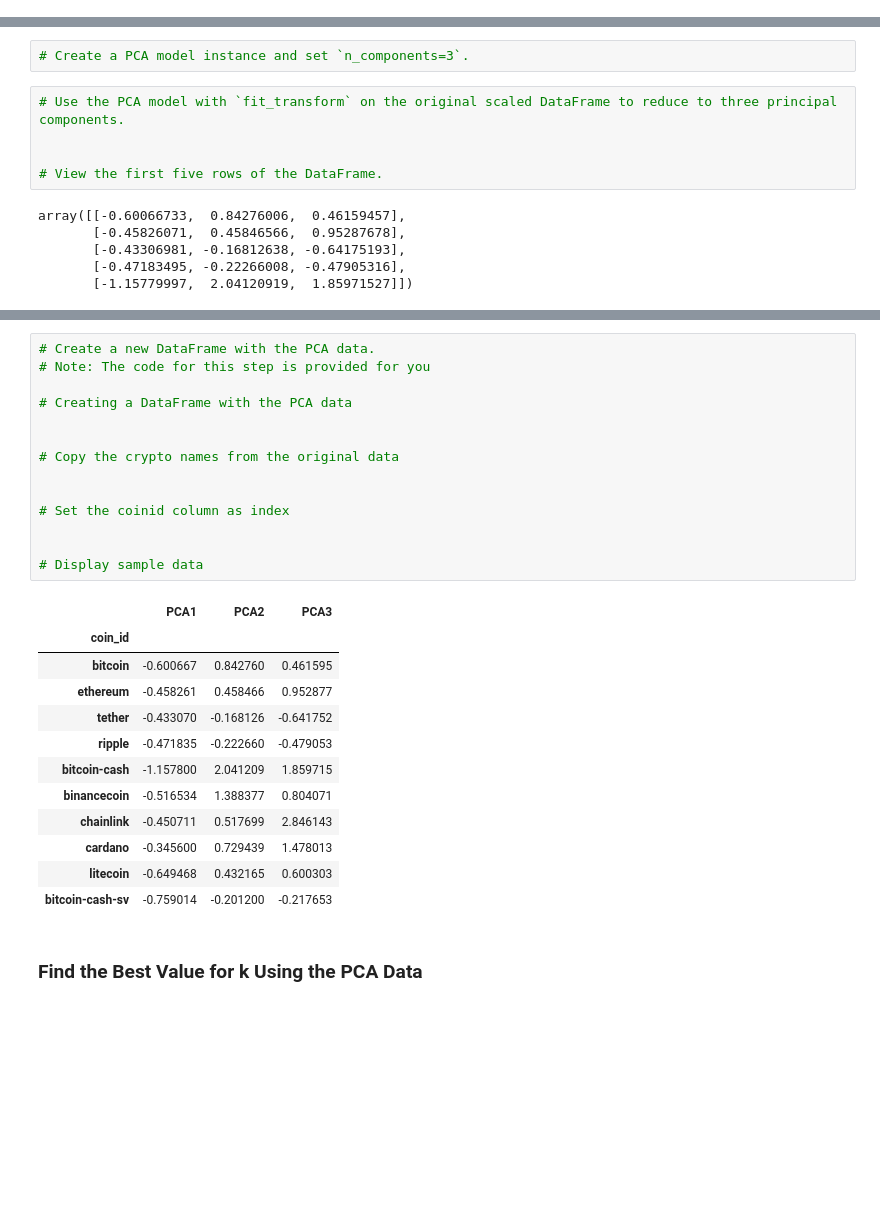
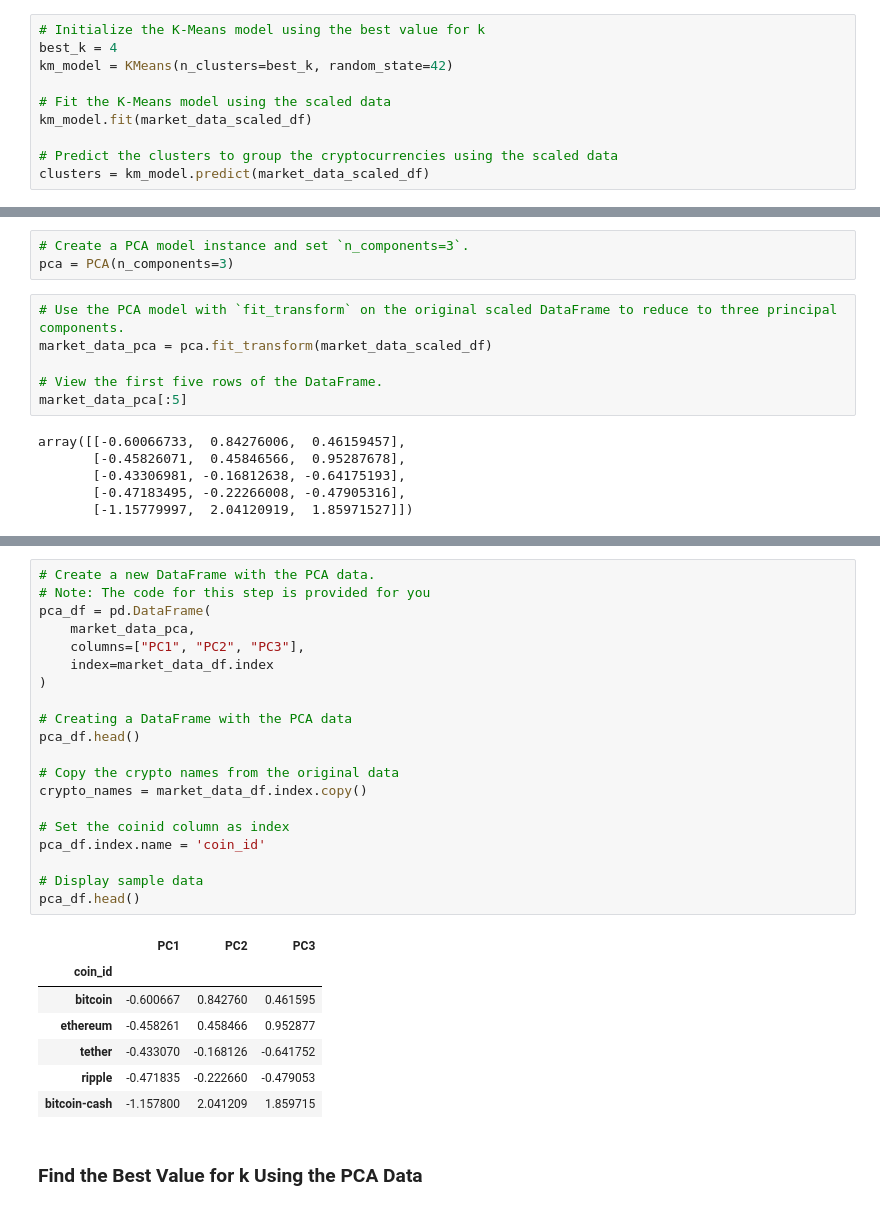
Before and after one commit to rmsreis/CryptoClustering, a Jupyter notebook: Crypto_Clustering.ipynb, the cells around one changed output, grey strips where cells are left out. Drawn from its saved outputs; the diff is of its cells as text; blank space fills up the shorter version.

```diff
--- a/Crypto_Clustering.ipynb
+++ b/Crypto_Clustering.ipynb
@@ -154 +150,11 @@ plt.show()
+# %%
+# Initialize the K-Means model using the best value for k
+best_k = 4
+km_model = KMeans(n_clusters=best_k, random_state=42)
+
+# Fit the K-Means model using the scaled data
+km_model.fit(market_data_scaled_df)
+
+# Predict the clusters to group the cryptocurrencies using the scaled data
+clusters = km_model.predict(market_data_scaled_df)
 # %%
@@ -179,11 +206,13 @@ plt.show()
 ### Optimize Clusters with Principal Component Analysis.
 # %%
 # Create a PCA model instance and set `n_components=3`.
+pca = PCA(n_components=3)
 # %%
 # Use the PCA model with `fit_transform` on the original scaled DataFrame to reduce to three principal components.
-
+market_data_pca = pca.fit_transform(market_data_scaled_df)
 
 # View the first five rows of the DataFrame.
+market_data_pca[:5]
 # %% [output]
 array([[-0.60066733,  0.84276006,  0.46159457],
        [-0.45826071,  0.45846566,  0.95287678],
@@ -203,30 +240,31 @@ array([0.3719856 , 0.34700813, 0.17603793])
 # %%
 # Create a new DataFrame with the PCA data.
 # Note: The code for this step is provided for you
+pca_df = pd.DataFrame(
+    market_data_pca,
+    columns=["PC1", "PC2", "PC3"],
+    index=market_data_df.index
+)
 
 # Creating a DataFrame with the PCA data
-
+pca_df.head()
 
 # Copy the crypto names from the original data
-
+crypto_names = market_data_df.index.copy()
 
 # Set the coinid column as index
-
+pca_df.index.name = 'coin_id'
 
 # Display sample data
+pca_df.head()
 # %% [output]
-|  | PCA1 | PCA2 | PCA3 |
+|  | PC1 | PC2 | PC3 |
 | coin_id |  |  |  |
 | bitcoin | -0.600667 | 0.842760 | 0.461595 |
 | ethereum | -0.458261 | 0.458466 | 0.952877 |
 | tether | -0.433070 | -0.168126 | -0.641752 |
 | ripple | -0.471835 | -0.222660 | -0.479053 |
 | bitcoin-cash | -1.157800 | 2.041209 | 1.859715 |
-| binancecoin | -0.516534 | 1.388377 | 0.804071 |
-| chainlink | -0.450711 | 0.517699 | 2.846143 |
-| cardano | -0.345600 | 0.729439 | 1.478013 |
-| litecoin | -0.649468 | 0.432165 | 0.600303 |
-| bitcoin-cash-sv | -0.759014 | -0.201200 | -0.217653 |
 # %% [markdown]
 ### Find the Best Value for k Using the PCA Data
 # %%
```
Also changed, not shown: parts of 24 cells of this notebook.
